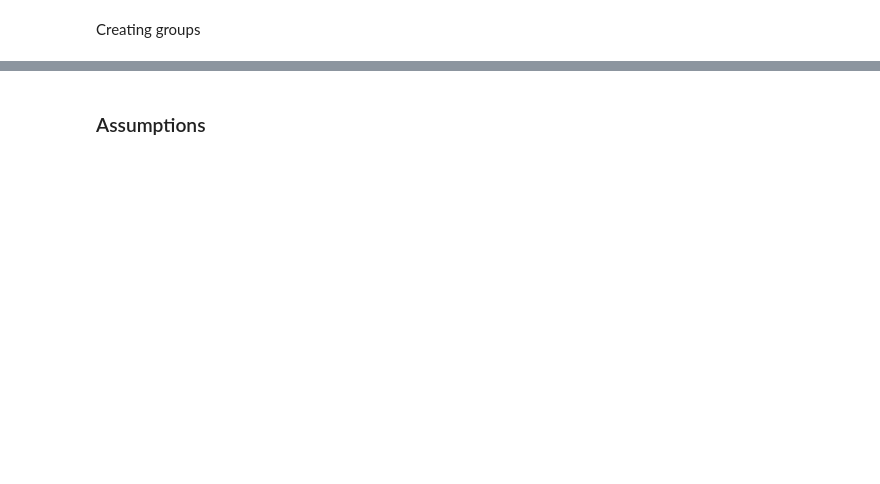
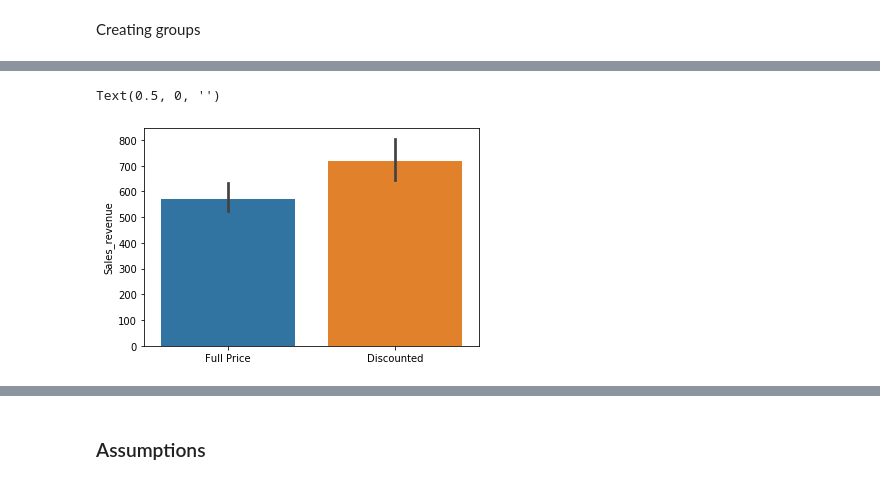
Before and after one commit to Dantarshi/dsc-mod-3-project-online-ds-ft-100719, a Jupyter notebook: Mod 3 project.ipynb, the cells around one changed output, grey strips where cells are left out. Drawn from its saved outputs; the diff is of its cells as text; code cells hidden in the pictures; blank space fills up the shorter version.

```diff
--- a/Mod 3 project.ipynb
+++ b/Mod 3 project.ipynb
@@ -318,3 +271,6 @@ ctrl1 = control1['Sales_revenue']
 
 experiment1 = df[df['Discount'] !=0]
 exp1 = experiment1['Sales_revenue']
+# %%
+df['discounted'] = np.where(df['Discount']==0,'Full Price', 'Discounted')
+df.head()
@@ -320,0 +284,6 @@ exp1 = experiment1['Sales_revenue']
+# %%
+ax = sns.barplot(x='discounted', y='Sales_revenue', data= df)
+ax.set_xlabel('')
+# %% [output]
+Text(0.5, 0, '')
+[figure, added]
```
Also changed, not shown: parts of 28 cells of this notebook.
